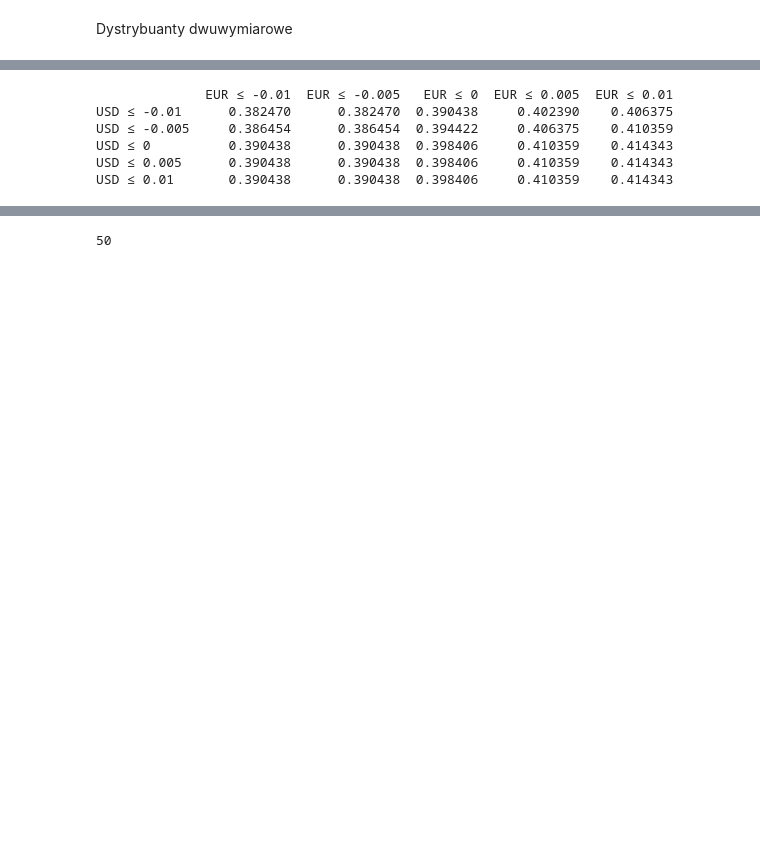
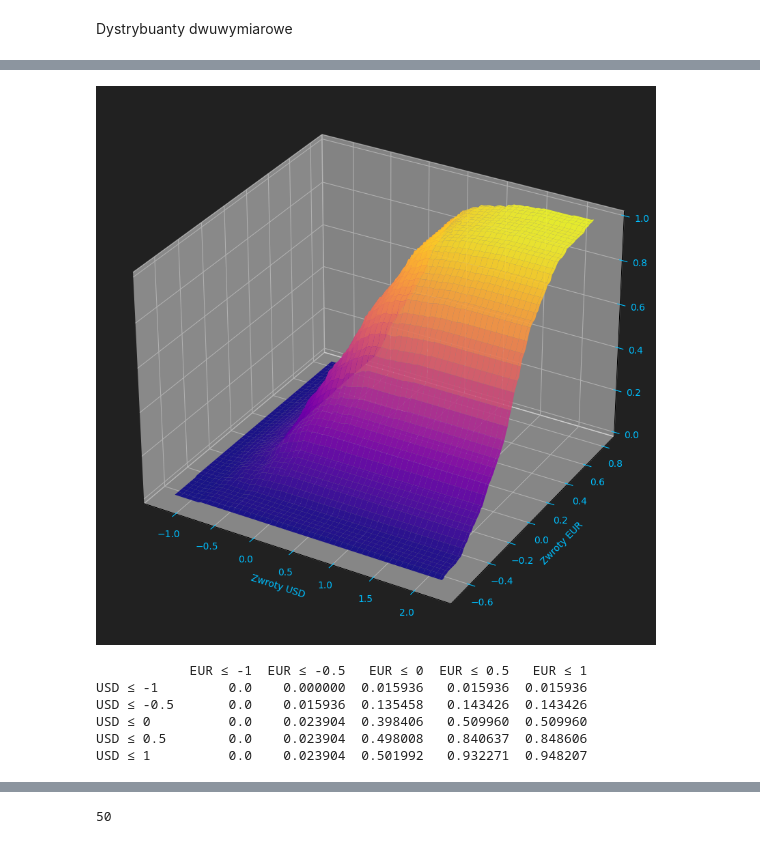
Before and after one commit to rafglo/Industry-Risk-Management, a Jupyter notebook: irm2 (2).ipynb, the cells around one changed output, grey strips where cells are left out. Cells and saved outputs as stored; diff of their text form; code cells hidden in the pictures; blank space fills up the shorter version.

```diff
--- a/irm2 (2).ipynb
+++ b/irm2 (2).ipynb
@@ -887,6 +929,56 @@ plt.show()
+# %%
+import numpy as np
+import matplotlib.pyplot as plt
+from matplotlib import cm
+
+# Dane
+X = df[["returns_USD", "returns_EUR"]].dropna().to_numpy()
+
+# Siatka
+x = np.linspace(X[:, 0].min(), X[:, 0].max(), 100)
+y = np.linspace(X[:, 1].min(), X[:, 1].max(), 100)
+X_grid, Y_grid = np.meshgrid(x, y)
+
+# Obliczanie dystrybuanty empirycznej
+cdf = np.zeros_like(X_grid)
+
+for i in range(len(x)):
+    for j in range(len(y)):
+        cdf[j, i] = np.mean((X[:, 0] <= x[i]) & (X[:, 1] <= y[j]))
+
+# Normalizacja (opcjonalnie)
+cdf = cdf / cdf.max()
+
+# Tworzenie wykresu
+fig = plt.figure(figsize=(10, 8))
+ax = fig.add_subplot(111, projection='3d')
+
+# Tło
+fig.patch.set_facecolor('#212121')
+ax.set_facecolor('#212121')
+
+# Powierzchnia
+surf = ax.plot_surface(X_grid, Y_grid, cdf, cmap='plasma', edgecolor='none', alpha=0.9)
+
+# Etykiety
+ax.set_xlabel("Zwroty USD", color='deepskyblue')
+ax.set_ylabel("Zwroty EUR", color='deepskyblue')
+ax.set_zlabel("Dystrybuanta empiryczna", labelpad=15, color='deepskyblue')
+
+# Ticks
+ax.tick_params(colors='deepskyblue')
+
+# Siatka
+ax.grid(color='gray', linestyle='--', linewidth=0.5)
+
+# Dopasowanie
+plt.subplots_adjust(left=0, right=1, bottom=0, top=1)
+plt.show()
+# %% [output]
+[figure, added]
 # %%
-x_thresh = [-0.01, -0.005, 0, 0.005, 0.01]
-y_thresh = [-0.01, -0.005, 0, 0.005, 0.01]
+x_thresh = [-1, -0.5, 0, 0.5, 1]
+y_thresh = [-1, -0.5, 0, 0.5, 1]
 
 cdf_matrix = np.zeros((len(x_thresh), len(y_thresh)))
 
@@ -899,12 +991,12 @@ cdf_df = pd.DataFrame(cdf_matrix, index=[f"USD ≤ {round(a, 4)}" for a in x_thr
 
 print(cdf_df)
 # %% [output]
-              EUR ≤ -0.01  EUR ≤ -0.005   EUR ≤ 0  EUR ≤ 0.005  EUR ≤ 0.01
-USD ≤ -0.01      0.382470      0.382470  0.390438     0.402390    0.406375
-USD ≤ -0.005     0.386454      0.386454  0.394422     0.406375    0.410359
-USD ≤ 0          0.390438      0.390438  0.398406     0.410359    0.414343
-USD ≤ 0.005      0.390438      0.390438  0.398406     0.410359    0.414343
-USD ≤ 0.01       0.390438      0.390438  0.398406     0.410359    0.414343
+            EUR ≤ -1  EUR ≤ -0.5   EUR ≤ 0  EUR ≤ 0.5   EUR ≤ 1
+USD ≤ -1         0.0    0.000000  0.015936   0.015936  0.015936
+USD ≤ -0.5       0.0    0.015936  0.135458   0.143426  0.143426
+USD ≤ 0          0.0    0.023904  0.398406   0.509960  0.509960
+USD ≤ 0.5        0.0    0.023904  0.498008   0.840637  0.848606
+USD ≤ 1          0.0    0.023904  0.501992   0.932271  0.948207
 # %%
 from scipy.stats import gaussian_kde
 from mpl_toolkits.mplot3d import Axes3D
```
Also changed, not shown: parts of 41 cells of this notebook.
